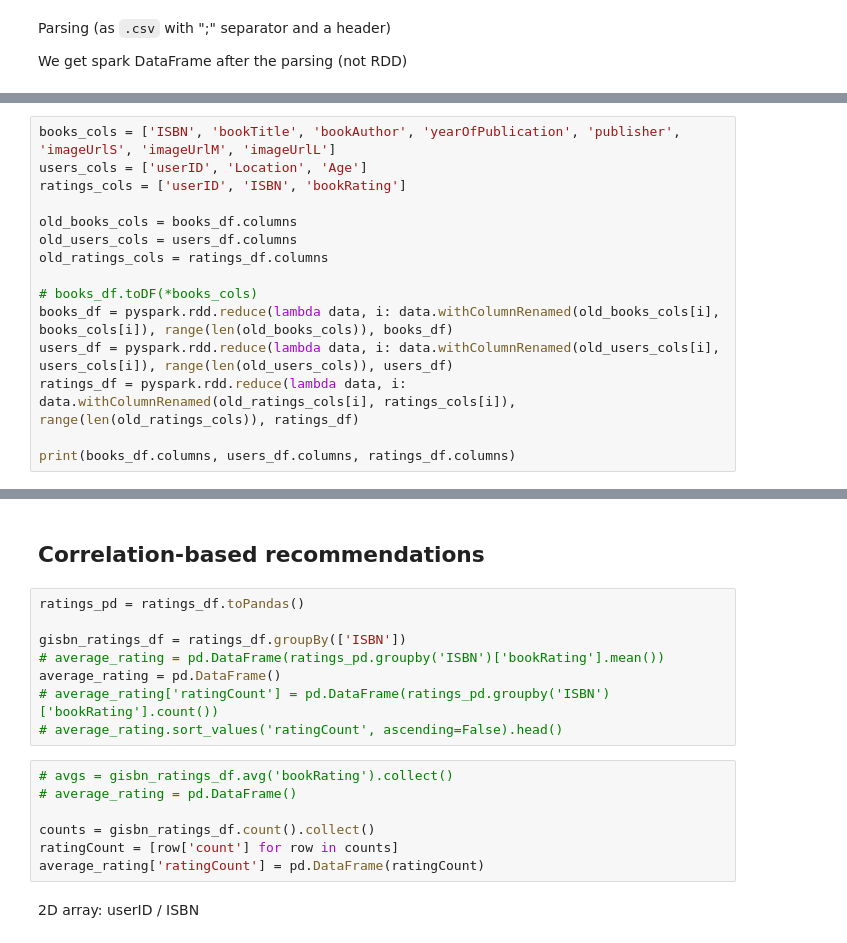
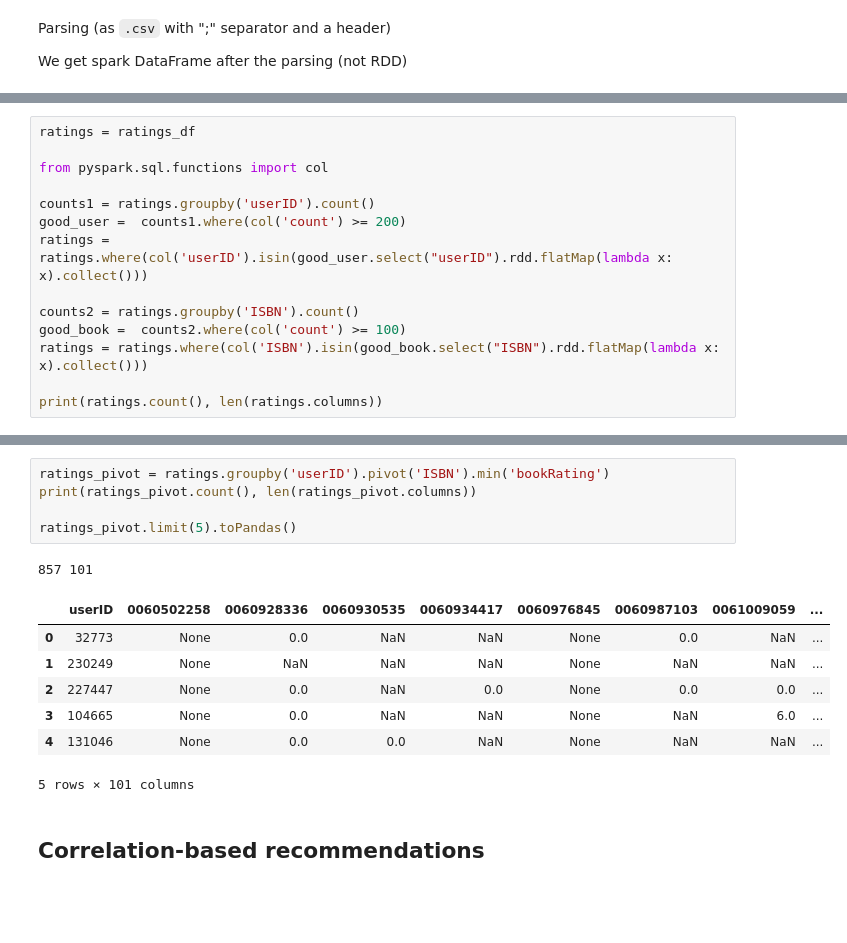
Before and after one commit to andrey-golubev/python-sandbox, a Jupyter notebook: bigdata/task1.ipynb, the cells around one changed output, grey strips where cells are left out. Saved outputs shown, nothing was run; the diff lists cells and outputs as text; blank space fills up the shorter version.

Commit message:
Updated big data technologies task

```diff
--- a/bigdata/task1.ipynb
+++ b/bigdata/task1.ipynb
@@ -98,15 +119,0 @@ Column renaming
-# %%
-books_cols = ['ISBN', 'bookTitle', 'bookAuthor', 'yearOfPublication', 'publisher', 'imageUrlS', 'imageUrlM', 'imageUrlL']
-users_cols = ['userID', 'Location', 'Age']
-ratings_cols = ['userID', 'ISBN', 'bookRating']
-
-old_books_cols = books_df.columns
-old_users_cols = users_df.columns
-old_ratings_cols = ratings_df.columns
-
-# books_df.toDF(*books_cols)
-books_df = pyspark.rdd.reduce(lambda data, i: data.withColumnRenamed(old_books_cols[i], books_cols[i]), range(len(old_books_cols)), books_df)
-users_df = pyspark.rdd.reduce(lambda data, i: data.withColumnRenamed(old_users_cols[i], users_cols[i]), range(len(old_users_cols)), users_df)
-ratings_df = pyspark.rdd.reduce(lambda data, i: data.withColumnRenamed(old_ratings_cols[i], ratings_cols[i]), range(len(old_ratings_cols)), ratings_df)
-
-print(books_df.columns, users_df.columns, ratings_df.columns)
@@ -150,0 +166,14 @@ plt.show()
+# %%
+ratings = ratings_df
+
+from pyspark.sql.functions import col
+
+counts1 = ratings.groupby('userID').count()
+good_user =  counts1.where(col('count') >= 200)
+ratings = ratings.where(col('userID').isin(good_user.select("userID").rdd.flatMap(lambda x: x).collect()))
+
+counts2 = ratings.groupby('ISBN').count()
+good_book =  counts2.where(col('count') >= 100)
+ratings = ratings.where(col('ISBN').isin(good_book.select("ISBN").rdd.flatMap(lambda x: x).collect()))
+
+print(ratings.count(), len(ratings.columns))
@@ -151,19 +191,16 @@ plt.show()
+# %%
+ratings_pivot = ratings.groupby('userID').pivot('ISBN').min('bookRating')
+print(ratings_pivot.count(), len(ratings_pivot.columns))
+
+ratings_pivot.limit(5).toPandas()
+# %% [output]
+857 101
+|  | userID | 0060502258 | 0060928336 | 0060930535 | 0060934417 | 0060976845 | 0060987103 | 0061009059 | ... |
+| 0 | 32773 | None | 0.0 | NaN | NaN | None | 0.0 | NaN | ... |
+| 1 | 230249 | None | NaN | NaN | NaN | None | NaN | NaN | ... |
+| 2 | 227447 | None | 0.0 | NaN | 0.0 | None | 0.0 | 0.0 | ... |
+| 3 | 104665 | None | 0.0 | NaN | NaN | None | NaN | 6.0 | ... |
+| 4 | 131046 | None | 0.0 | 0.0 | NaN | None | NaN | NaN | ... |
+5 rows × 101 columns
 # %% [markdown]
-## Correlation-based recommendations ##
+## Correlation-based recommendations
-# %%
-ratings_pd = ratings_df.toPandas()
-
-gisbn_ratings_df = ratings_df.groupBy(['ISBN'])
-# average_rating = pd.DataFrame(ratings_pd.groupby('ISBN')['bookRating'].mean())
-average_rating = pd.DataFrame()
-# average_rating['ratingCount'] = pd.DataFrame(ratings_pd.groupby('ISBN')['bookRating'].count())
-# average_rating.sort_values('ratingCount', ascending=False).head()
-# %%
-# avgs = gisbn_ratings_df.avg('bookRating').collect()
-# average_rating = pd.DataFrame()
-
-counts = gisbn_ratings_df.count().collect()
-ratingCount = [row['count'] for row in counts]
-average_rating['ratingCount'] = pd.DataFrame(ratingCount)
-# %% [markdown]
-2D array: userID / ISBN
```
Also changed, not shown: parts of 24 cells of this notebook.
